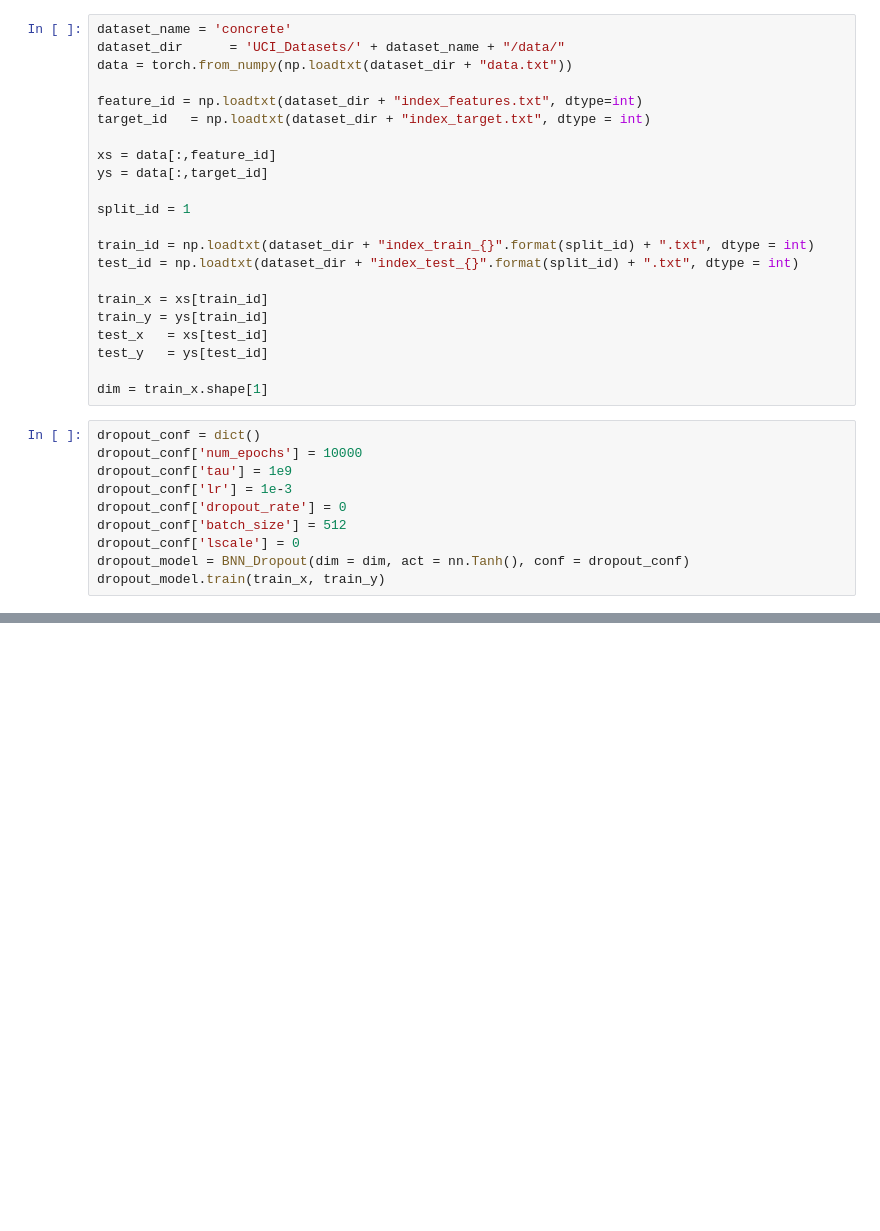
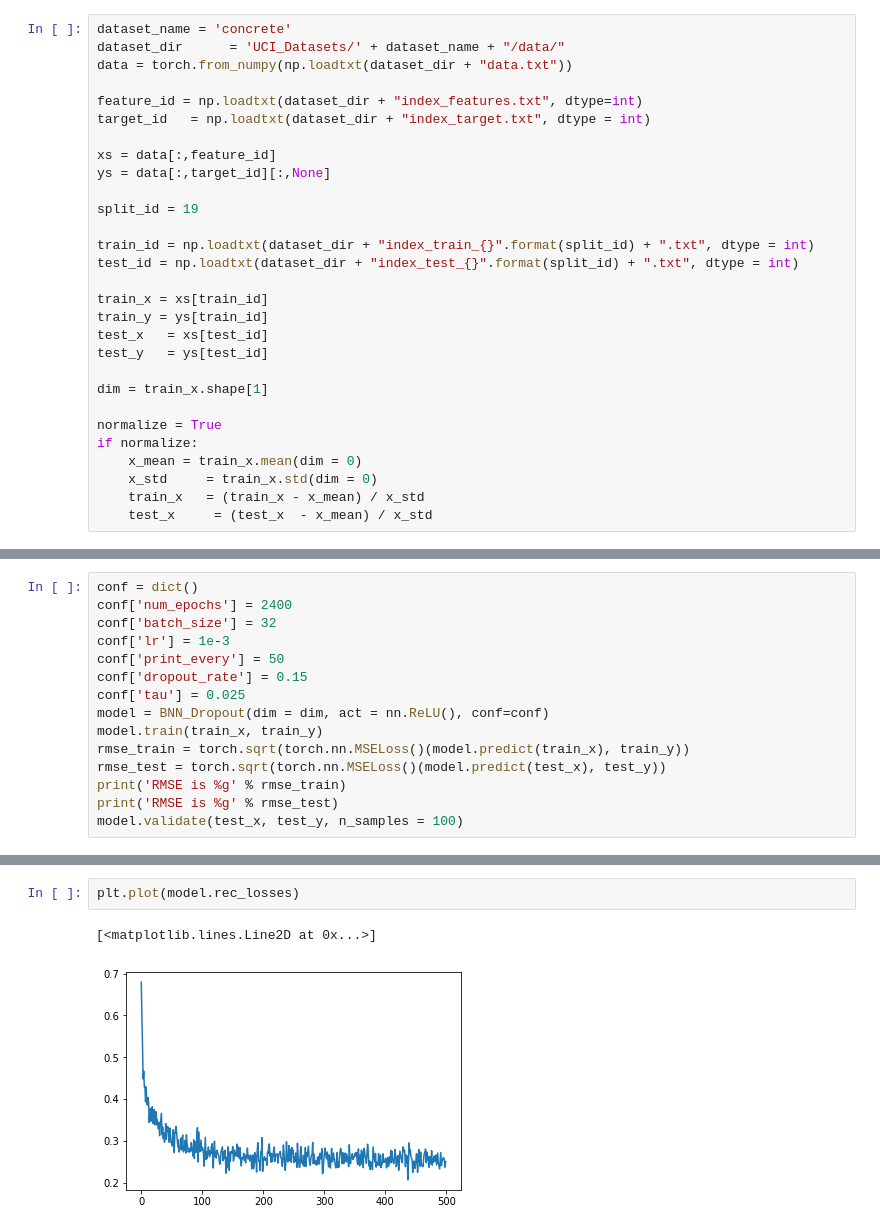
Before and after one commit to Alaya-in-Matrix/BNN, a Jupyter notebook: UCI.ipynb, the cells around one changed output, grey strips where cells are left out. Saved outputs shown, nothing was run; the diff lists cells and outputs as text; blank space fills up the shorter version.

```diff
--- a/UCI.ipynb
+++ b/UCI.ipynb
@@ -21,9 +20,9 @@ feature_id = np.loadtxt(dataset_dir + "index_features.txt", dtype=int)
 target_id   = np.loadtxt(dataset_dir + "index_target.txt", dtype = int)
 
 xs = data[:,feature_id]
-ys = data[:,target_id]
+ys = data[:,target_id][:,None]
 
-split_id = 1
+split_id = 19
 
 train_id = np.loadtxt(dataset_dir + "index_train_{}".format(split_id) + ".txt", dtype = int)
 test_id = np.loadtxt(dataset_dir + "index_test_{}".format(split_id) + ".txt", dtype = int)
@@ -34,13 +33,10 @@ test_x   = xs[test_id]
 test_y   = ys[test_id]
 
 dim = train_x.shape[1]
+
+normalize = True
+if normalize:
+    x_mean = train_x.mean(dim = 0)
+    x_std     = train_x.std(dim = 0)
+    train_x   = (train_x - x_mean) / x_std
+    test_x     = (test_x  - x_mean) / x_std
-# %%
-dropout_conf = dict()
-dropout_conf['num_epochs'] = 10000
-dropout_conf['tau'] = 1e9
-dropout_conf['lr'] = 1e-3
-dropout_conf['dropout_rate'] = 0
-dropout_conf['batch_size'] = 512
-dropout_conf['lscale'] = 0
-dropout_model = BNN_Dropout(dim = dim, act = nn.Tanh(), conf = dropout_conf)
-dropout_model.train(train_x, train_y)
@@ -64,0 +43,15 @@ After 4641 epochs, loss is 280.743
+# %%
+conf = dict()
+conf['num_epochs'] = 2400
+conf['batch_size'] = 32
+conf['lr'] = 1e-3
+conf['print_every'] = 50
+conf['dropout_rate'] = 0.15
+conf['tau'] = 0.025
+model = BNN_Dropout(dim = dim, act = nn.ReLU(), conf=conf)
+model.train(train_x, train_y)
+rmse_train = torch.sqrt(torch.nn.MSELoss()(model.predict(train_x), train_y))
+rmse_test = torch.sqrt(torch.nn.MSELoss()(model.predict(test_x), test_y))
+print('RMSE is %g' % rmse_train)
+print('RMSE is %g' % rmse_test)
+model.validate(test_x, test_y, n_samples = 100)
@@ -64,0 +77,5 @@ After 4641 epochs, loss is 280.743
+# %%
+plt.plot(model.rec_losses)
+# %% [output]
+[<matplotlib.lines.Line2D at 0x...>]
+[figure, added]
```
Also changed, not shown: parts of 7 cells of this notebook, 3 other files.
